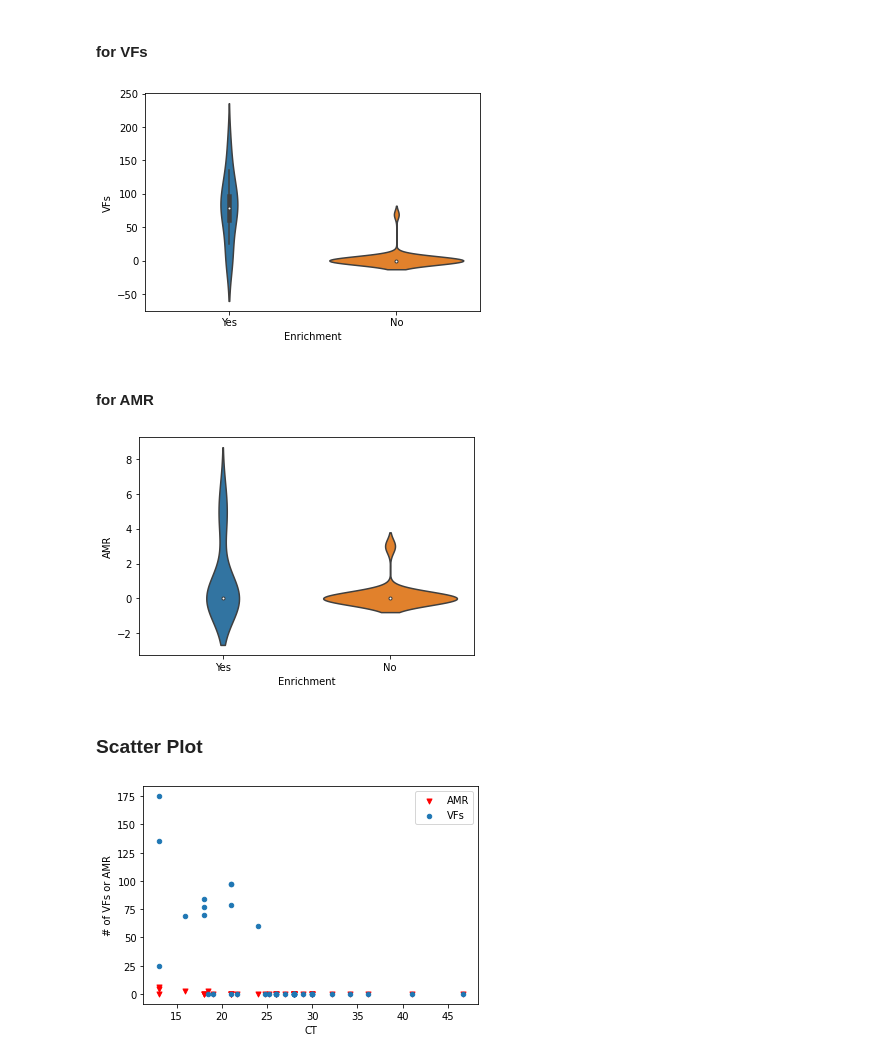
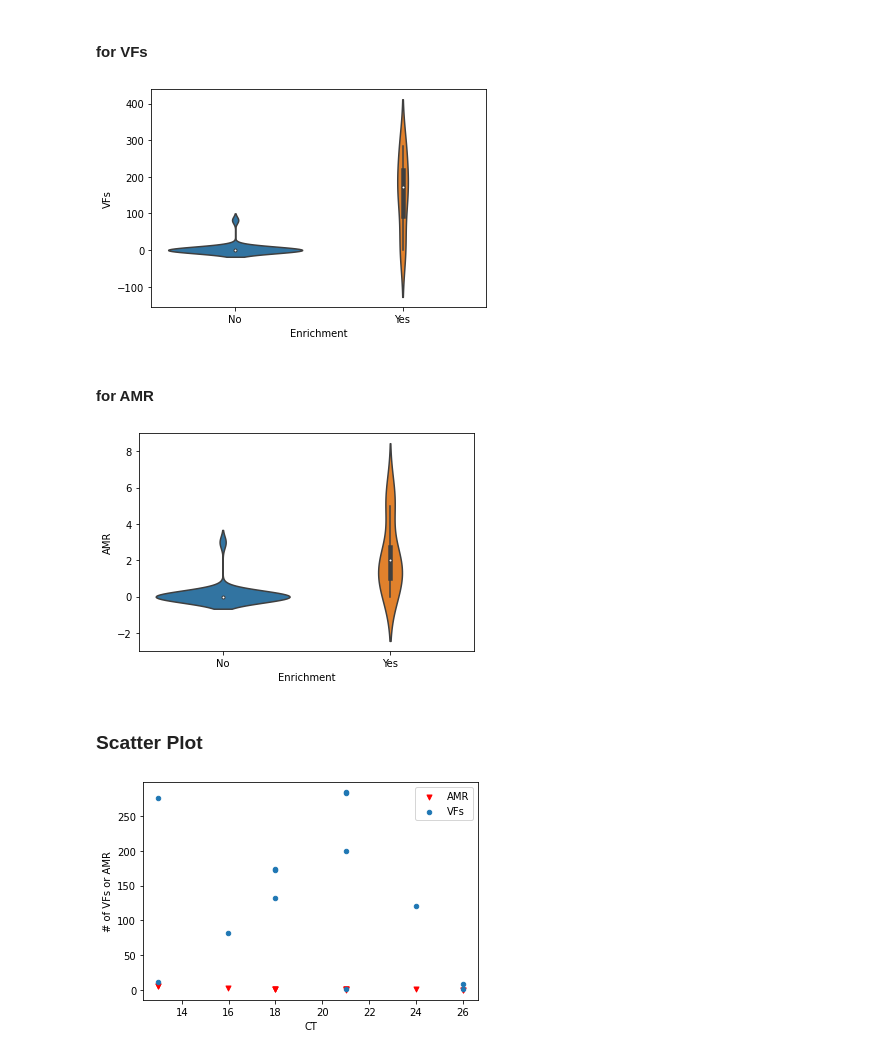
Before and after one commit to usegalaxy-eu/PathoGFAIR, a Jupyter notebook: src/biolytix_data_analysis_collection_AMR_VR.ipynb, the cells around one changed output. Drawn from its saved outputs; the diff is of its cells as text; code cells hidden in the pictures.

```diff
--- a/src/biolytix_data_analysis_collection_AMR_VR.ipynb
+++ b/src/biolytix_data_analysis_collection_AMR_VR.ipynb
@@ -67,14 +69,14 @@ def get_summary_of_collection(gi, collection_name, history_id, column_name):
 # %%
 gi = GalaxyInstance(url='https://usegalaxy.eu/', key=os.environ['GALAXY_API_KEY'])
 
-collection_name = "VFs of genes Identified by VFDB"
-history_id = "a90a5dd2a4c17493"
+collection_name = "vfs_of_genes_identified_by_vfdb"
+history_id = "f5f36039528d7034"
 column_name = "VFs"
 
 VF_df = get_summary_of_collection(gi, collection_name, history_id, column_name)
 
-collection_name = "AMR Identifiied by NCBI"
-history_id = "a90a5dd2a4c17493"
+collection_name = "amr_identified_by_ncbi"
+history_id = "f5f36039528d7034"
 column_name = "AMR"
 
 AMR_df = get_summary_of_collection(gi, collection_name, history_id, column_name)
@@ -185,30 +187,30 @@ import seaborn as sns
 sns.violinplot(data=result, x="Enrichment", y="VFs")
 plt.show()
 # %% [output]
-[figure, old version]
+[figure, new version]
 # %% [markdown]
 #### for AMR
 # %%
 sns.violinplot(data=result, x="Enrichment", y="AMR")
 plt.show()
 # %% [output]
-[figure, old version]
+[figure, new version]
 # %% [markdown]
 ### Scatter Plot
 # %%
 selection = selection.dropna(subset = ["AMR","VFs"])
-selection.set_index(["Enrichment"], drop=True, inplace = True)
+#selection.set_index(["Enrichment"], drop=True, inplace = True)
 
 ax = selection.plot(kind='scatter', x='CT', y='AMR', color='r', marker='v', s=25, label="AMR")
 selection.plot.scatter(
                 x = 'CT',
                 y = 'VFs',
                 ax=ax, label="VFs")
 ax.set_ylabel("# of VFs or AMR")
 ax.set_xlabel("CT")
 plt.show()
 # %% [output]
-[figure, old version]
+[figure, new version]
 # %%
 ax = selection.plot(kind='scatter', x='CFU', y='AMR', color='r', marker='v', s=25, label="AMR")
 selection.plot.scatter(
```
Also changed, not shown: parts of 8 cells of this notebook, 24 other files.
